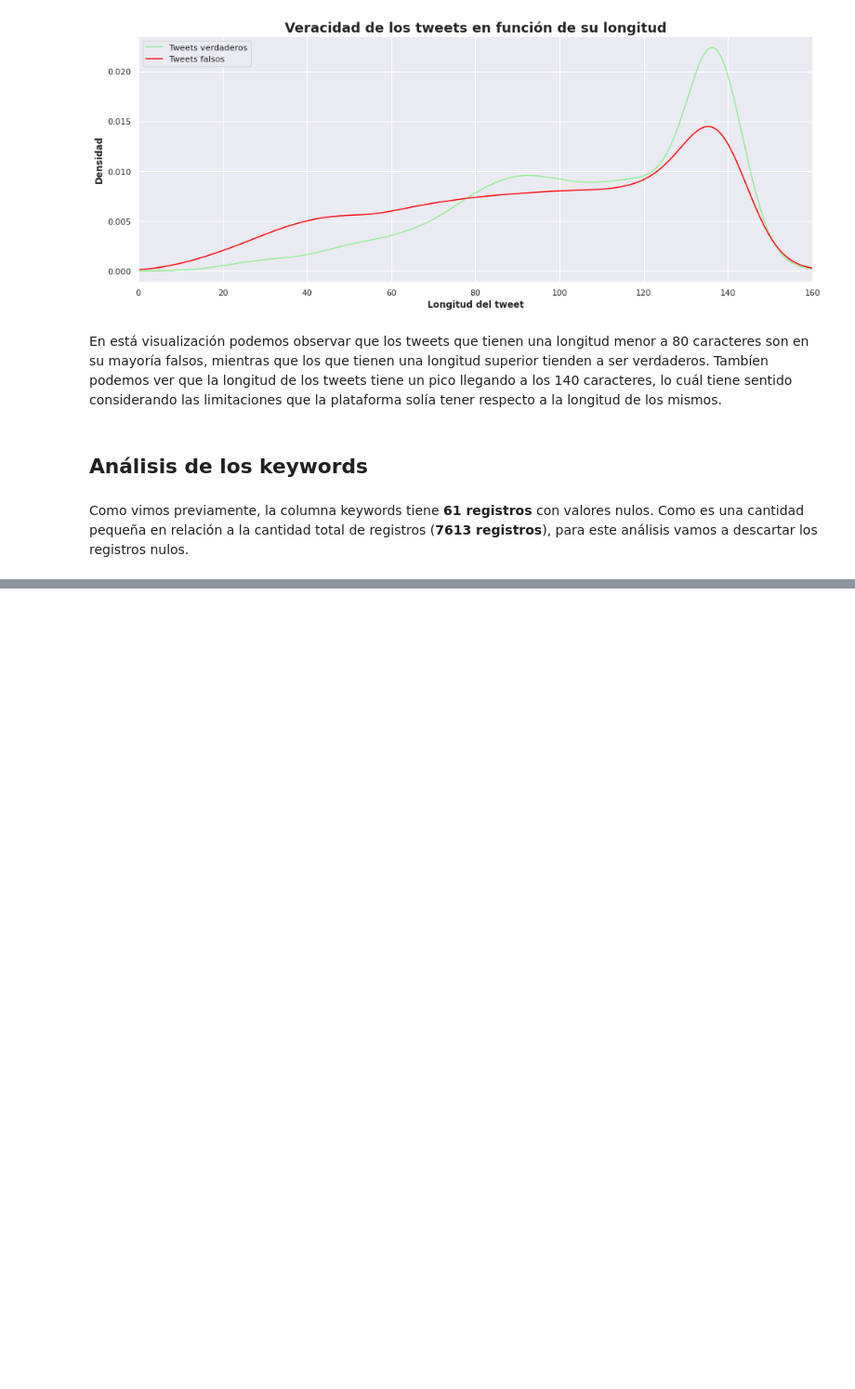
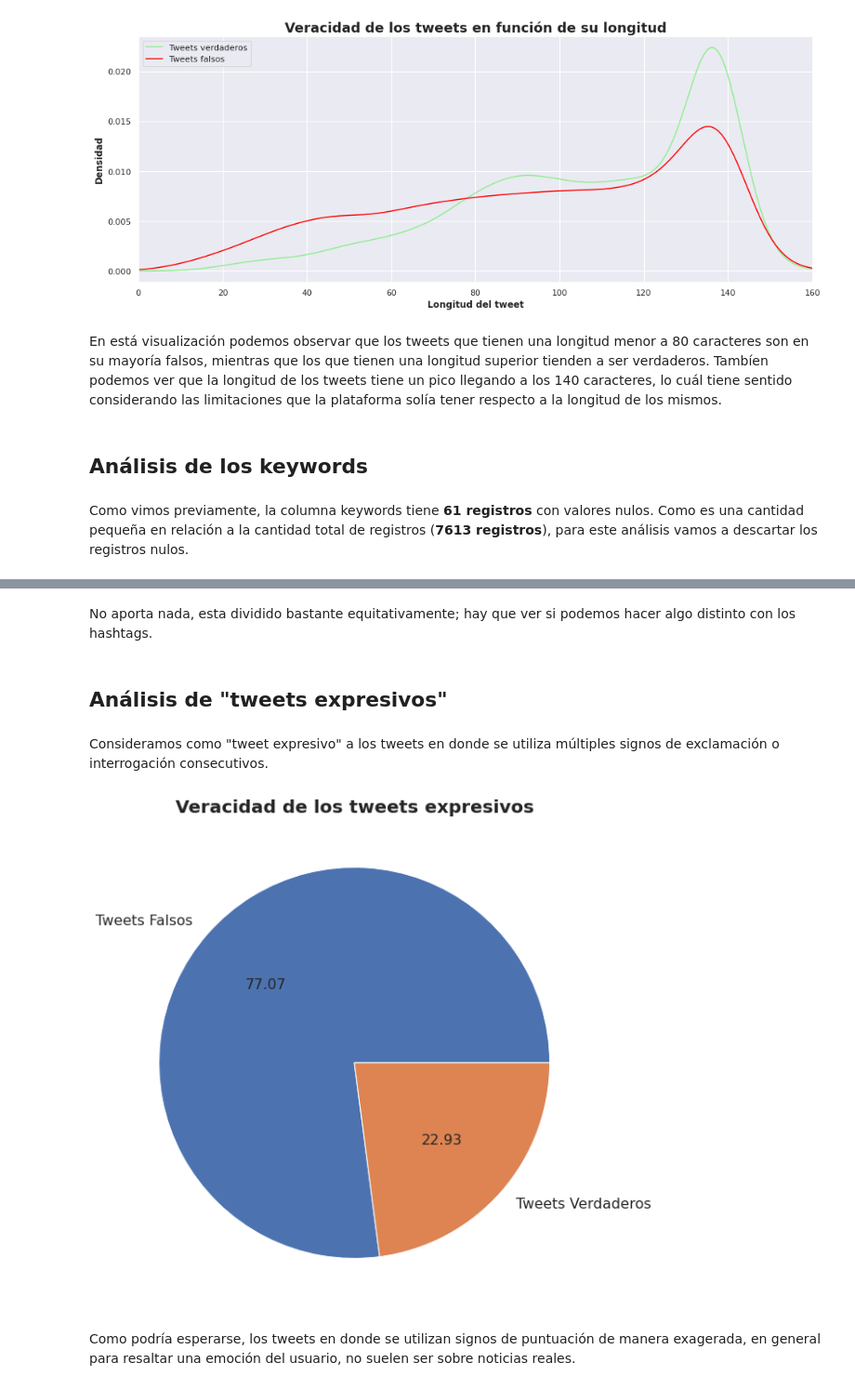
Before and after one commit to alepenaa94/TP1_Real_or_Not, a Jupyter notebook: TP1_Real_or_Not.ipynb, the cells around one changed output, grey strips where cells are left out. Shown: that part at 93% size. Saved outputs shown, nothing was run; the diff lists cells and outputs as text; code cells hidden in the pictures; blank space fills up the shorter version.

```diff
--- a/TP1_Real_or_Not.ipynb
+++ b/TP1_Real_or_Not.ipynb
@@ -238,0 +284,20 @@ plt.xlabel('Cantidad de tweets', fontsize=16, fontweight='bold');
+# %% [markdown]
+No aporta nada, esta dividido bastante equitativamente; hay que ver si podemos hacer algo distinto con los hashtags.
+# %% [markdown]
+## Análisis de "tweets expresivos"
+# %% [markdown]
+Consideramos como "tweet expresivo" a los tweets en donde se utiliza múltiples signos de exclamación o interrogación consecutivos.
+# %%
+train_df['es_expresivo'] = (train_df['text'].str.contains('\!\!') | train_df['text'].str.contains('\?\?'))
+# %%
+train_df.loc[train_df['es_expresivo']]['target'].value_counts().plot.pie(labels=['Tweets Falsos',\
+                                                        'Tweets Verdaderos'],\
+                                                figsize=(10, 10),\
+                                                autopct='%.2f', fontsize=16)
+
+plt.ylabel('');
+plt.title('Veracidad de los tweets expresivos',fontsize=20,weight='bold');
+# %% [output]
+[figure, added]
+# %% [markdown]
+Como podría esperarse, los tweets en donde se utilizan signos de puntuación de manera exagerada, en general para resaltar una emoción del usuario, no suelen ser sobre noticias reales.
```
Also changed, not shown: parts of 14 cells of this notebook.
